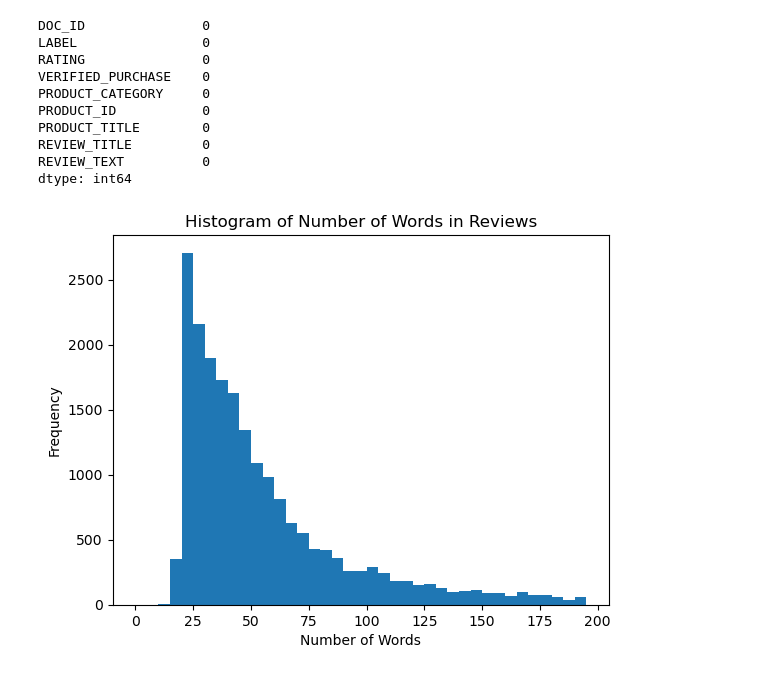
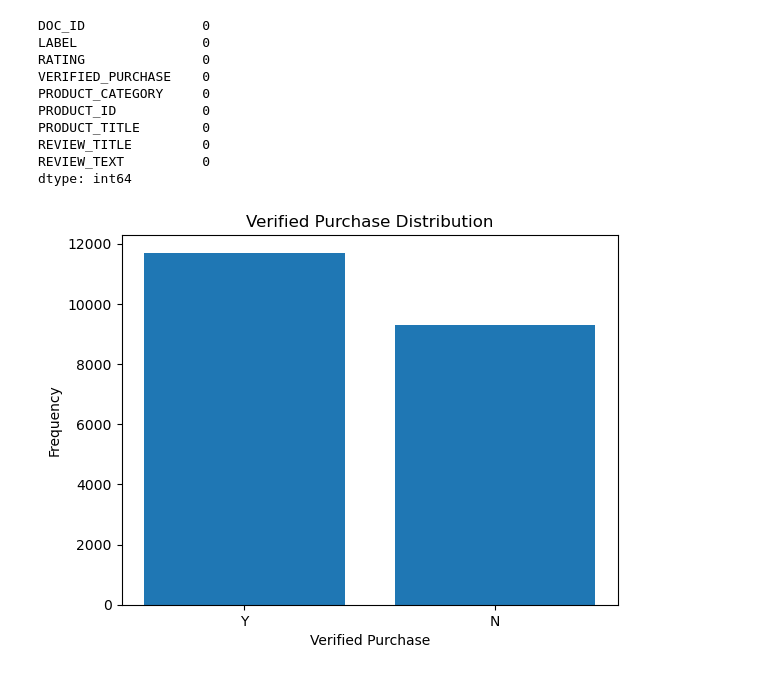
Before and after one commit to Gianma23/amazon_fake_reviews_detection, a Jupyter notebook: data_exploration.ipynb, the cells around one changed output. Drawn from its saved outputs; the diff is of its cells as text; code cells hidden in the pictures.

```diff
--- a/data_exploration.ipynb
+++ b/data_exploration.ipynb
@@ -52,14 +54,12 @@ PRODUCT_TITLE        0
 REVIEW_TITLE         0
 REVIEW_TEXT          0
 dtype: int64
-# %%
-import matplotlib.pyplot as plt
-
-word_counts = df['REVIEW_TEXT'].apply(lambda x: len(x.split()))
-plt.hist(word_counts, bins=range(0, 200, 5))
-plt.xlabel('Number of Words')
-plt.ylabel('Frequency')
-plt.title('Histogram of Number of Words in Reviews')
-plt.show()
-# %% [output]
-[figure, removed]
+# %%
+verified = df['VERIFIED_PURCHASE'].value_counts()
+plt.bar(verified.index, verified.values)
+plt.xlabel('Verified Purchase')
+plt.ylabel('Frequency')
+plt.title('Verified Purchase Distribution')
+plt.show()
+# %% [output]
+[figure, added]
```
Also changed, not shown: parts of 7 cells of this notebook, 6 other files.
